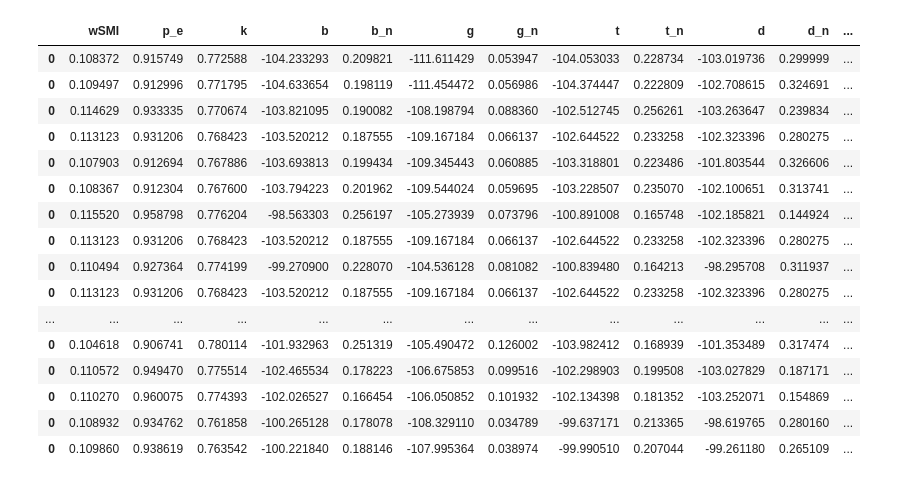
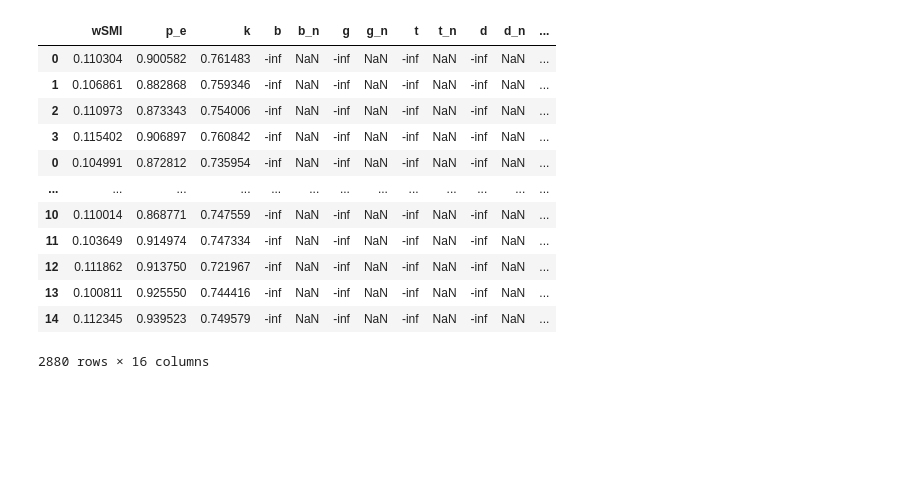
Before and after one commit to Nicobruno92/mw_markers_project, a Jupyter notebook: Untitled.ipynb, the cells around one changed output. Saved outputs shown, nothing was run; the diff lists cells and outputs as text; code cells hidden in the pictures; blank space fills up the shorter version.

```diff
--- a/Untitled.ipynb
+++ b/Untitled.ipynb
@@ -55,21 +30,16 @@ df_probe
-# %%
-g = sns.FacetGrid(df_probes, col="time",  row="sex")
-g.map_dataframe(sns.histplot, x="total_bill")
-# %% [output]
-|  | wSMI | p_e | k | b | b_n | g | g_n | t | t_n | d | d_n | ... |
-| 0 | 0.108372 | 0.915749 | 0.772588 | -104.233293 | 0.209821 | -111.611429 | 0.053947 | -104.053033 | 0.228734 | -103.019736 | 0.299999 | ... |
-| 0 | 0.109497 | 0.912996 | 0.771795 | -104.633654 | 0.198119 | -111.454472 | 0.056986 | -104.374447 | 0.222809 | -102.708615 | 0.324691 | ... |
-| 0 | 0.114629 | 0.933335 | 0.770674 | -103.821095 | 0.190082 | -108.198794 | 0.088360 | -102.512745 | 0.256261 | -103.263647 | 0.239834 | ... |
-| 0 | 0.113123 | 0.931206 | 0.768423 | -103.520212 | 0.187555 | -109.167184 | 0.066137 | -102.644522 | 0.233258 | -102.323396 | 0.280275 | ... |
-| 0 | 0.107903 | 0.912694 | 0.767886 | -103.693813 | 0.199434 | -109.345443 | 0.060885 | -103.318801 | 0.223486 | -101.803544 | 0.326606 | ... |
-| 0 | 0.108367 | 0.912304 | 0.767600 | -103.794223 | 0.201962 | -109.544024 | 0.059695 | -103.228507 | 0.235070 | -102.100651 | 0.313741 | ... |
-| 0 | 0.115520 | 0.958798 | 0.776204 | -98.563303 | 0.256197 | -105.273939 | 0.073796 | -100.891008 | 0.165748 | -102.185821 | 0.144924 | ... |
-| 0 | 0.113123 | 0.931206 | 0.768423 | -103.520212 | 0.187555 | -109.167184 | 0.066137 | -102.644522 | 0.233258 | -102.323396 | 0.280275 | ... |
-| 0 | 0.110494 | 0.927364 | 0.774199 | -99.270900 | 0.228070 | -104.536128 | 0.081082 | -100.839480 | 0.164213 | -98.295708 | 0.311937 | ... |
-| 0 | 0.113123 | 0.931206 | 0.768423 | -103.520212 | 0.187555 | -109.167184 | 0.066137 | -102.644522 | 0.233258 | -102.323396 | 0.280275 | ... |
-| ... | ... | ... | ... | ... | ... | ... | ... | ... | ... | ... | ... | ... |
-| 0 | 0.104618 | 0.906741 | 0.780114 | -101.932963 | 0.251319 | -105.490472 | 0.126002 | -103.982412 | 0.168939 | -101.353489 | 0.317474 | ... |
-| 0 | 0.110572 | 0.949470 | 0.775514 | -102.465534 | 0.178223 | -106.675853 | 0.099516 | -102.298903 | 0.199508 | -103.027829 | 0.187171 | ... |
-| 0 | 0.110270 | 0.960075 | 0.774393 | -102.026527 | 0.166454 | -106.050852 | 0.101932 | -102.134398 | 0.181352 | -103.252071 | 0.154869 | ... |
-| 0 | 0.108932 | 0.934762 | 0.761858 | -100.265128 | 0.178078 | -108.329110 | 0.034789 | -99.637171 | 0.213365 | -98.619765 | 0.280160 | ... |
-| 0 | 0.109860 | 0.938619 | 0.763542 | -100.221840 | 0.188146 | -107.995364 | 0.038974 | -99.990510 | 0.207044 | -99.261180 | 0.265109 | ... |
+# %%
+df_markers
+# %% [output]
+|  | wSMI | p_e | k | b | b_n | g | g_n | t | t_n | d | d_n | ... |
+| 0 | 0.110304 | 0.900582 | 0.761483 | -inf | NaN | -inf | NaN | -inf | NaN | -inf | NaN | ... |
+| 1 | 0.106861 | 0.882868 | 0.759346 | -inf | NaN | -inf | NaN | -inf | NaN | -inf | NaN | ... |
+| 2 | 0.110973 | 0.873343 | 0.754006 | -inf | NaN | -inf | NaN | -inf | NaN | -inf | NaN | ... |
+| 3 | 0.115402 | 0.906897 | 0.760842 | -inf | NaN | -inf | NaN | -inf | NaN | -inf | NaN | ... |
+| 0 | 0.104991 | 0.872812 | 0.735954 | -inf | NaN | -inf | NaN | -inf | NaN | -inf | NaN | ... |
+| ... | ... | ... | ... | ... | ... | ... | ... | ... | ... | ... | ... | ... |
+| 10 | 0.110014 | 0.868771 | 0.747559 | -inf | NaN | -inf | NaN | -inf | NaN | -inf | NaN | ... |
+| 11 | 0.103649 | 0.914974 | 0.747334 | -inf | NaN | -inf | NaN | -inf | NaN | -inf | NaN | ... |
+| 12 | 0.111862 | 0.913750 | 0.721967 | -inf | NaN | -inf | NaN | -inf | NaN | -inf | NaN | ... |
+| 13 | 0.100811 | 0.925550 | 0.744416 | -inf | NaN | -inf | NaN | -inf | NaN | -inf | NaN | ... |
+| 14 | 0.112345 | 0.939523 | 0.749579 | -inf | NaN | -inf | NaN | -inf | NaN | -inf | NaN | ... |
+2880 rows × 16 columns
```
Also changed, not shown: parts of 9 cells of this notebook, 3 other files.
